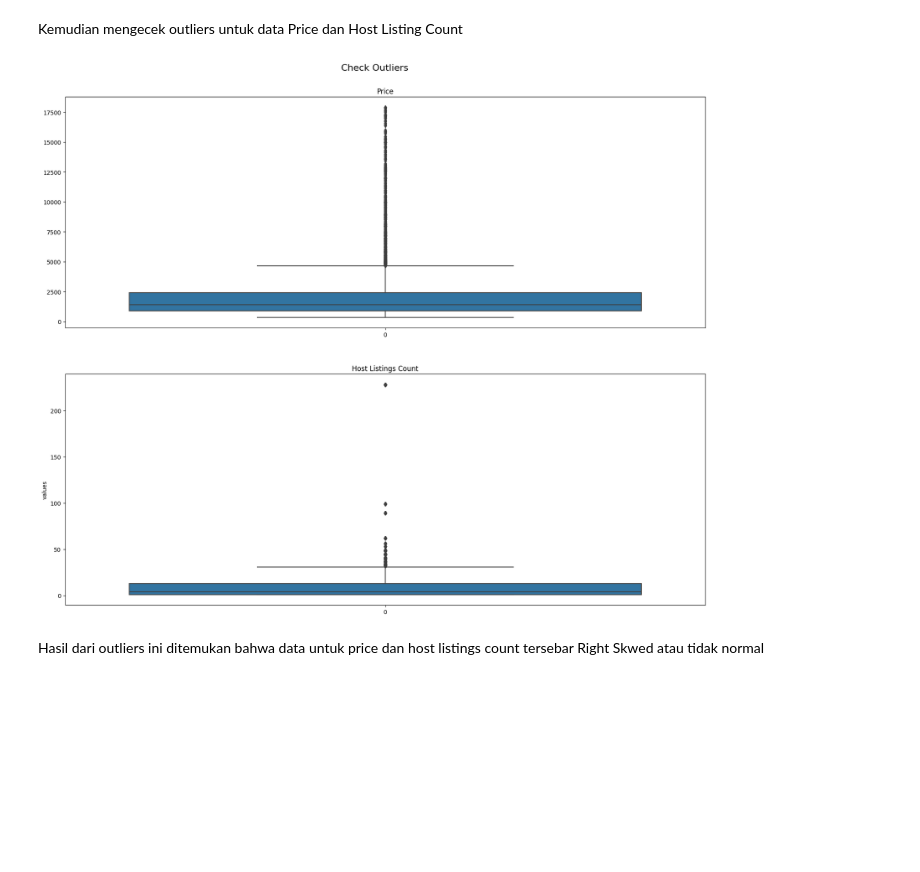
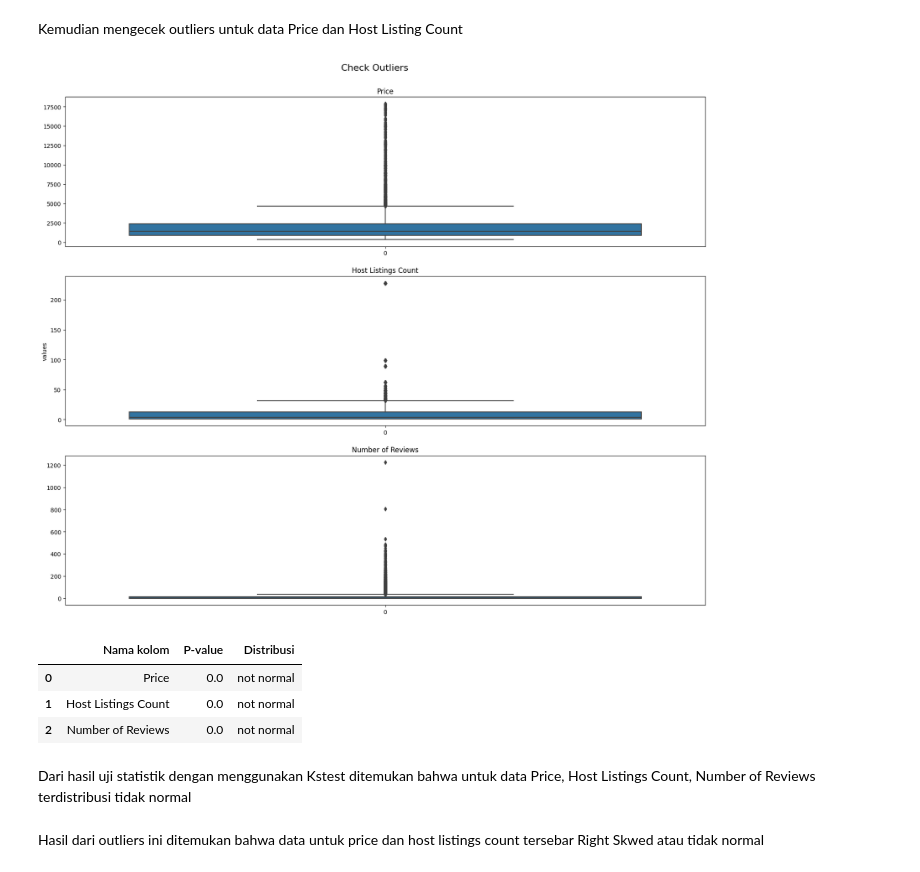
Before and after one commit to gimlyl/Airbnb-Listing-Bangkok, a Jupyter notebook: Airbnb Listing Bangkok.ipynb, the cells around one changed output. Drawn from its saved outputs; the diff is of its cells as text; code cells hidden in the pictures; blank space fills up the shorter version.

```diff
--- a/Airbnb Listing Bangkok.ipynb
+++ b/Airbnb Listing Bangkok.ipynb
@@ -243,7 +237,7 @@ df.describe()
 | 75% | 5.256154e+07 | 2.390547e+08 | 13.759497 | 100.585150 | 2.429000e+03 | 7.000000 | 13.000000 | 0.670000 | ... |
 | max | 7.908162e+17 | 4.926659e+08 | 13.953540 | 100.923440 | 1.100000e+06 | 1125.000000 | 1224.000000 | 19.130000 | ... |
 # %%
-df_numeric = df[['Price', 'Host Listings Count']]
+df_numeric = df[['Price', 'Host Listings Count', 'Number of Reviews']]
 # %%
 # filtering out listings with prices that have extreme prices (outliers)
 lower = df["Price"].quantile(0.01)
@@ -378,16 +372,35 @@ Kemudian mengecek outliers untuk data Price dan Host Listing Count
 # %%
 def boxplot_custom(dataset, columns_list, cols, suptitle, size = (20, 16)) :
     fig, axs = plt.subplots(cols, figsize = size)
     fig.suptitle(suptitle, y = 0.93, size = 16)
     axs = axs.flatten()
     for i, data in enumerate(columns_list):
         if i % cols == 0:
             axs[1].set_ylabel('values')
         sns.boxplot(data = dataset[data], orient = 'v', ax = axs[i])
         axs[i].set_title(data)
-boxplot_custom(dataset = df, columns_list = df_numeric,cols = 2, suptitle = 'Check Outliers')
+boxplot_custom(dataset = df, columns_list = df_numeric,cols = 3, suptitle = 'Check Outliers')
 # %% [output]
-[figure, old version]
+[figure, new version]
+# %%
+# Memastikan distribusi data dengan test normalitas
+from scipy.stats import kstest
+list = []
+for i in df_numeric :
+    ks,pvalue = kstest((df[i]), 'norm')
+    if pvalue> 0.05:
+        list.append([i,round(pvalue,3), 'normal'])
+    else :
+        list.append([i,round(pvalue,3), 'not normal'])
+
+pd.DataFrame(list, columns =[['Nama kolom','P-value','Distribusi']])
+# %% [output]
+|  | Nama kolom | P-value | Distribusi |
+| 0 | Price | 0.0 | not normal |
+| 1 | Host Listings Count | 0.0 | not normal |
+| 2 | Number of Reviews | 0.0 | not normal |
+# %% [markdown]
+Dari hasil uji statistik dengan menggunakan Kstest ditemukan bahwa untuk data Price, Host Listings Count, Number of Reviews terdistribusi tidak normal
 # %% [markdown]
 Hasil dari outliers ini ditemukan bahwa data untuk price dan host listings count tersebar Right Skwed atau tidak normal
 # %%
```
Also changed, not shown: parts of 3 cells of this notebook.
